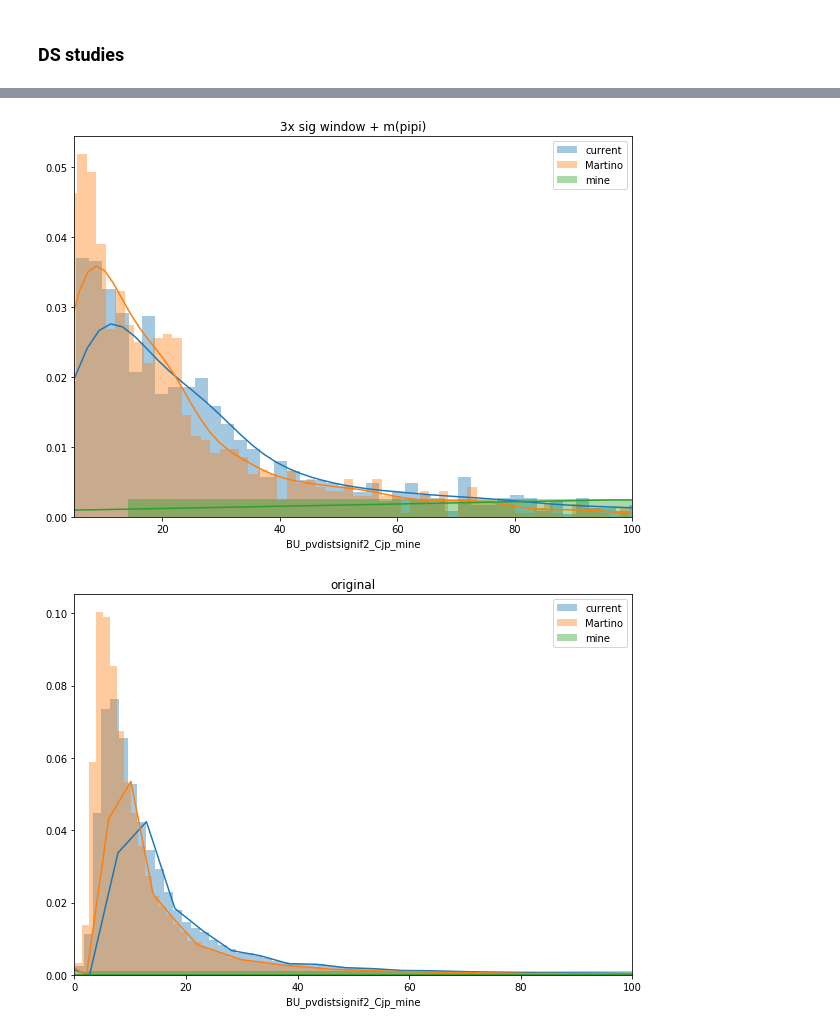
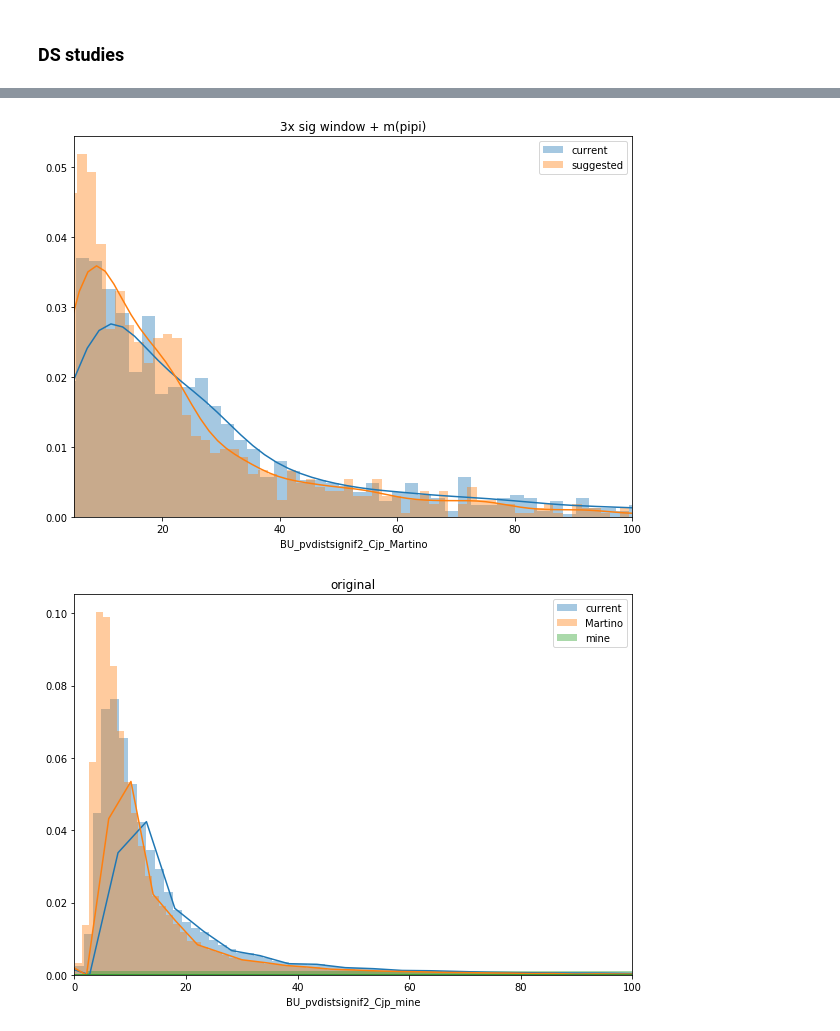
Before and after one commit to ofivite/Bs_resonances, a Jupyter notebook: get_pkl.ipynb, the cells around one changed output, grey strips where cells are left out. Cells and saved outputs as stored; diff of their text form; code cells hidden in the pictures.

```diff
--- a/get_pkl.ipynb
+++ b/get_pkl.ipynb
@@ -156,15 +156,16 @@ fig
 # %%
 fig = plt.figure(figsize=(10,7))
 sns.distplot(data_sig_pipi_window.BU_pvdistsignif2_Cjp, label='current', bins=100)
-sns.distplot(data_sig_pipi_window.BU_pvdistsignif2_Cjp_Martino, label='Martino', bins=100)
-sns.distplot(data_sig_pipi_window.BU_pvdistsignif2_Cjp_mine, label = 'mine', bins=100)
+sns.distplot(data_sig_pipi_window.BU_pvdistsignif2_Cjp_Martino, label='suggested', bins=100)
+# sns.distplot(data_sig_pipi_window.BU_pvdistsignif2_Cjp_mine, label = 'mine', bins=100)
 plt.legend()
 
 plt.xlim(5, 100)
 plt.title('3x sig window + m(pipi)')
 plt.show()
+fig.savefig('DSs.png')
 # %% [output]
-[figure, old version]
+[figure, new version]
 # %%
 fig = plt.figure(figsize=(10,7))
 
```
Also changed, not shown: parts of 4 cells of this notebook.
